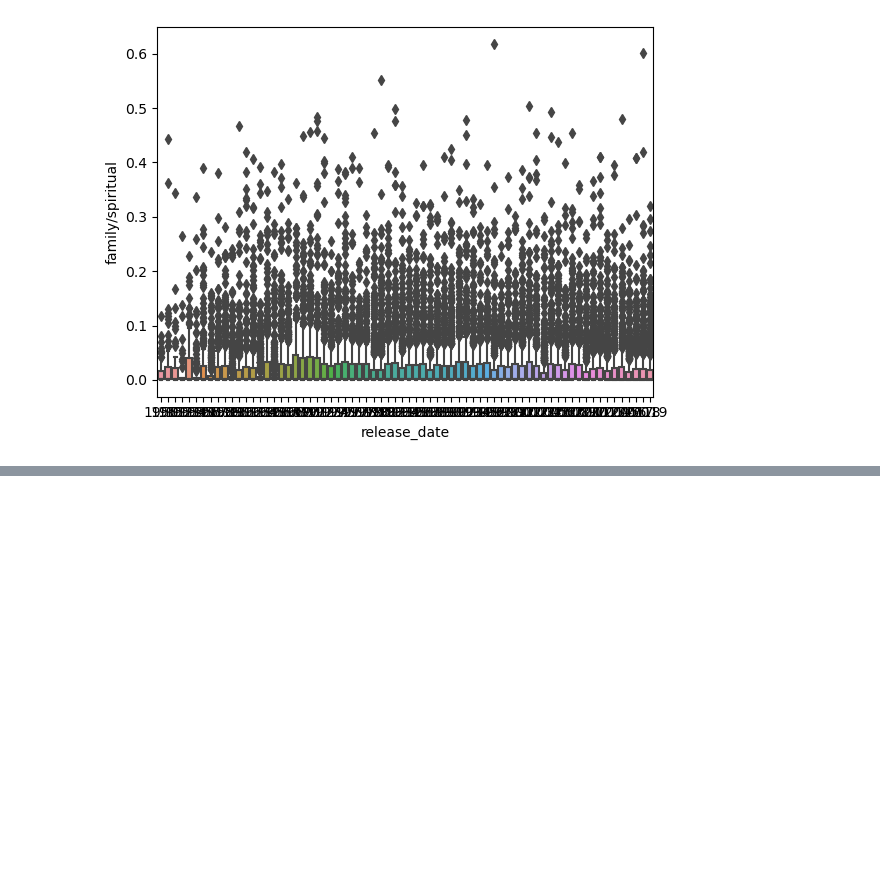
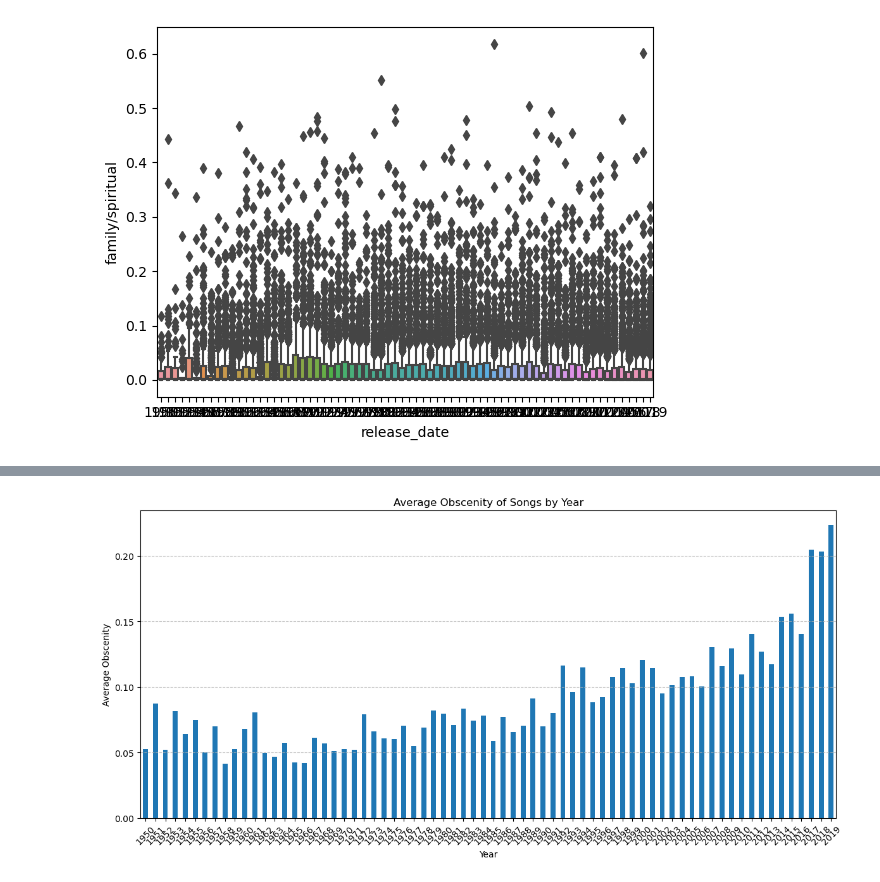
Before and after one commit to EmmanuelAweJr/Audio-Recommendation-Algorithm, a Jupyter notebook: 1_EDA.ipynb, the cells around one changed output, grey strips where cells are left out. Saved outputs shown, nothing was run; the diff lists cells and outputs as text; code cells hidden in the pictures; blank space fills up the shorter version.

```diff
--- a/1_EDA.ipynb
+++ b/1_EDA.ipynb
@@ -142,3 +142,16 @@ sns.boxplot(data=df, x="release_date", y="family/spiritual")
 plt.show()
 # %% [output]
 [figure]
+# %%
+
+# Assuming 'release_date' is a datetime column, you can extract the year part like this:
+#df['release_year'] = df['release_date'].dt.year
+
+# If 'release_date' is a string column with year information, I can directly use it:
+# df['release_year'] = pd.to_datetime(df['release_date']).dt.year
+
+# Group by 'release_year' and calculate the average of 'obscene' for each year
+average_obscenity_by_year = df.groupby('release_date')['obscene'].mean()
+
+# Display the result
+print(average_obscenity_by_year)
@@ -144,0 +172,11 @@ plt.show()
+# %%
+average_obscenity_by_year.plot(kind='bar', figsize=(12, 6))
+plt.title('Average Obscenity of Songs by Year')
+plt.xlabel('Year')
+plt.ylabel('Average Obscenity')
+plt.xticks(rotation=45)  # Rotate x-axis labels for better readability
+plt.grid(axis='y', linestyle='--', alpha=0.7)
+plt.tight_layout()
+plt.show()
+# %% [output]
+[figure, added]
```
Also changed, not shown: parts of 5 cells of this notebook.
